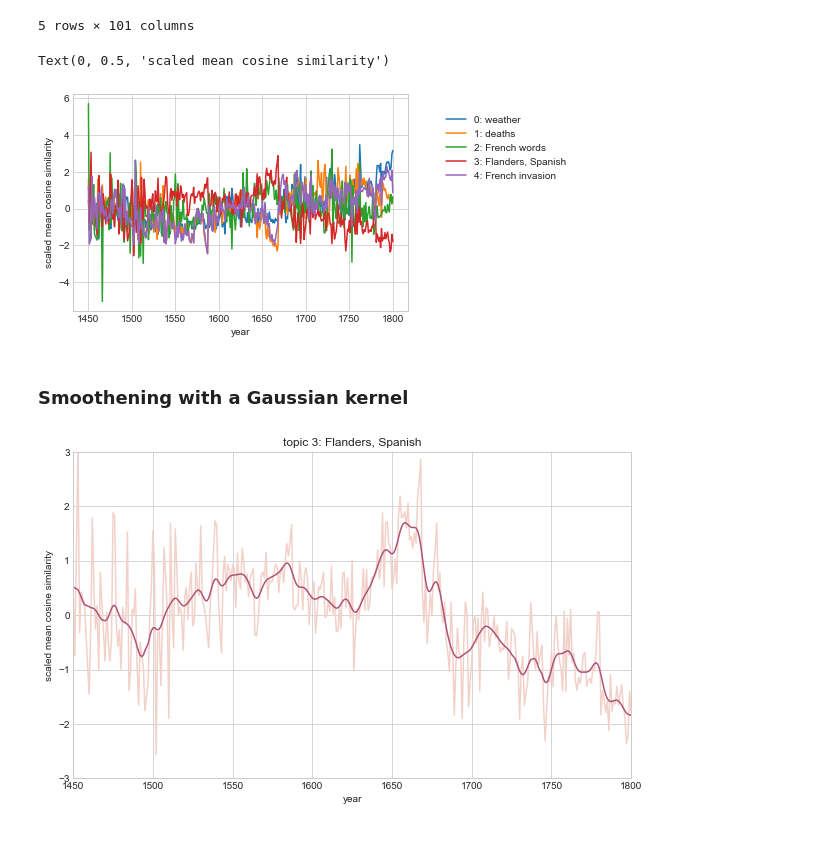
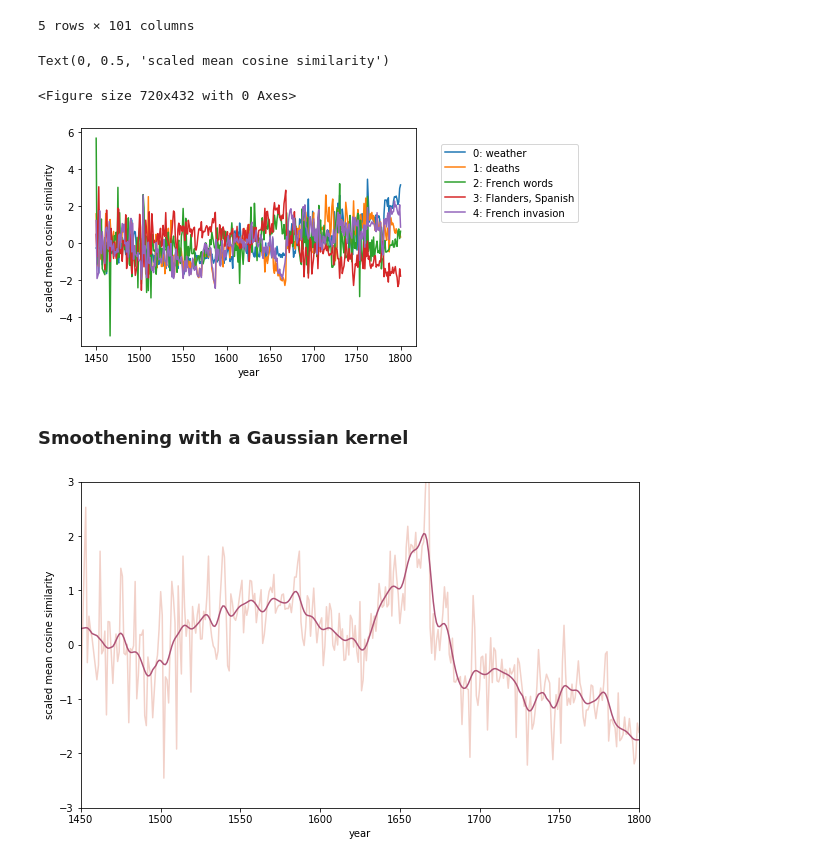
Before and after one commit to centre-for-humanities-computing/dutch-chronicles, a Jupyter notebook: notebooks/top2vec_analysis.ipynb, the cells around one changed output. Saved outputs shown, nothing was run; the diff lists cells and outputs as text; code cells hidden in the pictures.

```diff
--- a/notebooks/top2vec_analysis.ipynb
+++ b/notebooks/top2vec_analysis.ipynb
@@ -60,32 +37,35 @@ year_mean_scaled.head()
 | 4 | 1455 | -0.841500 | -0.006961 | -0.354175 | 0.427795 | -0.116554 | -0.879924 | -0.586642 | -0.101221 | 1.314314 | ... | ... |
 5 rows × 101 columns
 # %%
+plt.figure(figsize=(10,6))
 year_mean_scaled.plot(x='year', y=['0', '1', '2', '3', '4'])
 plt.legend(['0: weather', '1: deaths', '2: French words', '3: Flanders, Spanish', '4: French invasion'],
 loc='right', bbox_to_anchor=(1.5, 0.75))
 plt.xlabel('year')
 plt.ylabel('scaled mean cosine similarity')
 # %% [output]
 Text(0, 0.5, 'scaled mean cosine similarity')
+<Figure size 720x432 with 0 Axes>
-[figure, old version]
+[figure, new version]
 # %% [markdown]
 ### Smoothening with a Gaussian kernel
 # %%
 #fig, (axes) = plt.subplots(3, 1, figsize=(4, 12), sharey=False)
 
-topic = ['0', '1', '2', '3', '4', '5'] # topic number to be smoothened with the gaussian filter and plotted
+topic = [*range(0,100)]
+topic = [str(x) for x in topic]
 
-smooth = gaussian_filter1d(year_mean_scaled[topic[3]].to_numpy(), 3)
+smooth = gaussian_filter1d(year_mean_scaled[topic[31]].to_numpy(), 3)
 plt.figure(figsize=(10, 6))
-sns.lineplot(year_mean_scaled['year'], year_mean_scaled[topic[3]], color='#F2D1C9')
+sns.lineplot(year_mean_scaled['year'], year_mean_scaled[topic[31]], color='#F2D1C9')
 sns.lineplot(year_mean_scaled['year'], smooth, color='#AE5377')
-plt.title('topic 3: Flanders, Spanish')
+#plt.title('topic 1: overleden')
 plt.xlabel('year')
 plt.ylabel('scaled mean cosine similarity')
 plt.xlim([1450, 1800])
 plt.ylim([-3, +3])
 plt.show()
 # %% [output]
-[figure, old version]
+[figure, new version]
 # %%
 plt.figure(figsize=(10, 6))
```
Also changed, not shown: parts of 5 cells of this notebook.
